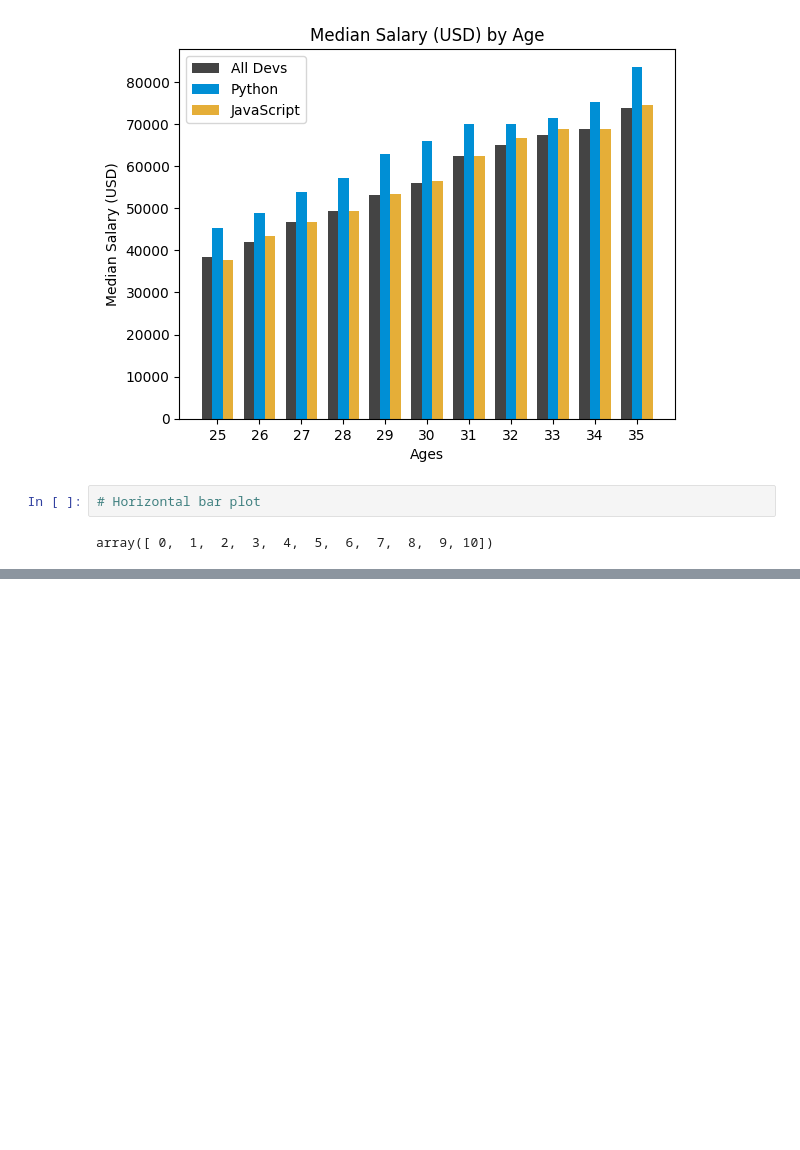
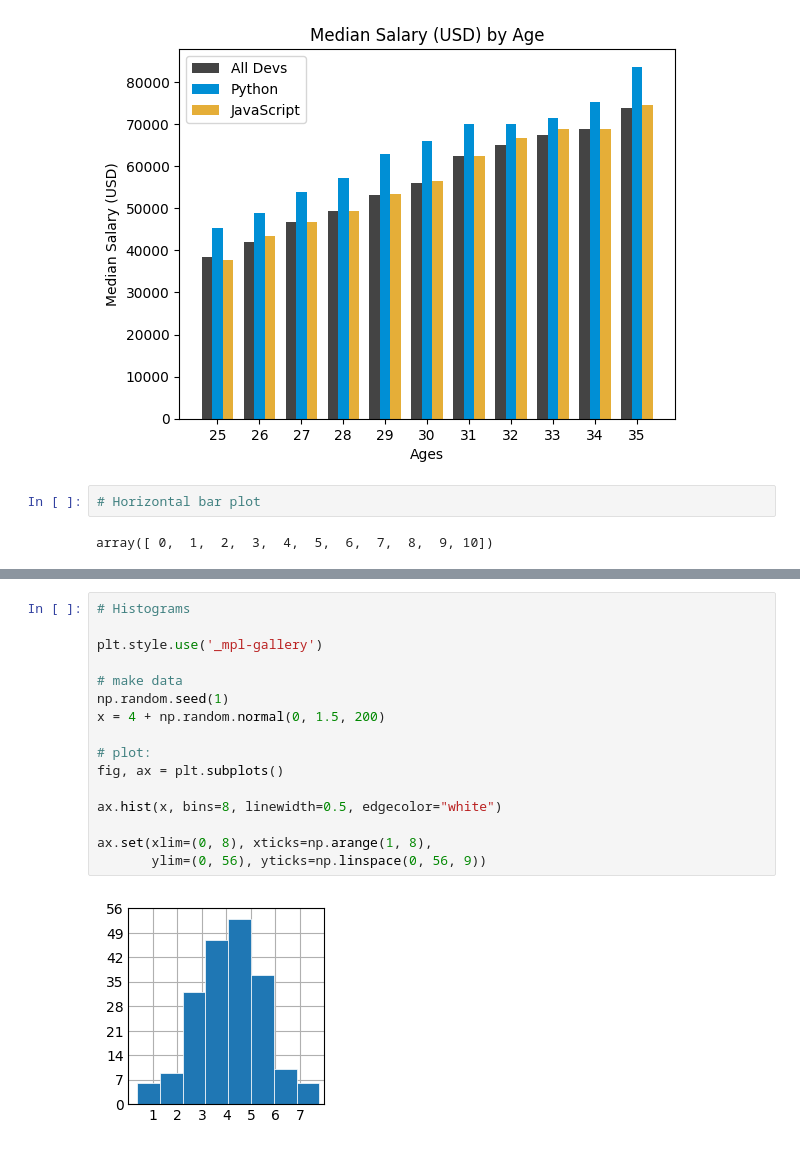
Before and after one commit to Mark12481632/Python-Language, a Jupyter notebook: Matplotlib.ipynb, the cells around one changed output, grey strips where cells are left out. Cells and saved outputs as stored; diff of their text form; blank space fills up the shorter version.

```diff
--- a/Matplotlib.ipynb
+++ b/Matplotlib.ipynb
@@ -239,0 +311,18 @@ array([ 0,  1,  2,  3,  4,  5,  6,  7,  8,  9, 10])
+# %%
+# Histograms
+
+plt.style.use('_mpl-gallery')
+
+# make data
+np.random.seed(1)
+x = 4 + np.random.normal(0, 1.5, 200)
+
+# plot:
+fig, ax = plt.subplots()
+
+ax.hist(x, bins=8, linewidth=0.5, edgecolor="white")
+
+ax.set(xlim=(0, 8), xticks=np.arange(1, 8),
+       ylim=(0, 56), yticks=np.linspace(0, 56, 9))
+# %% [output]
+[figure, added]
```
Also changed, not shown: parts of 4 cells of this notebook.
